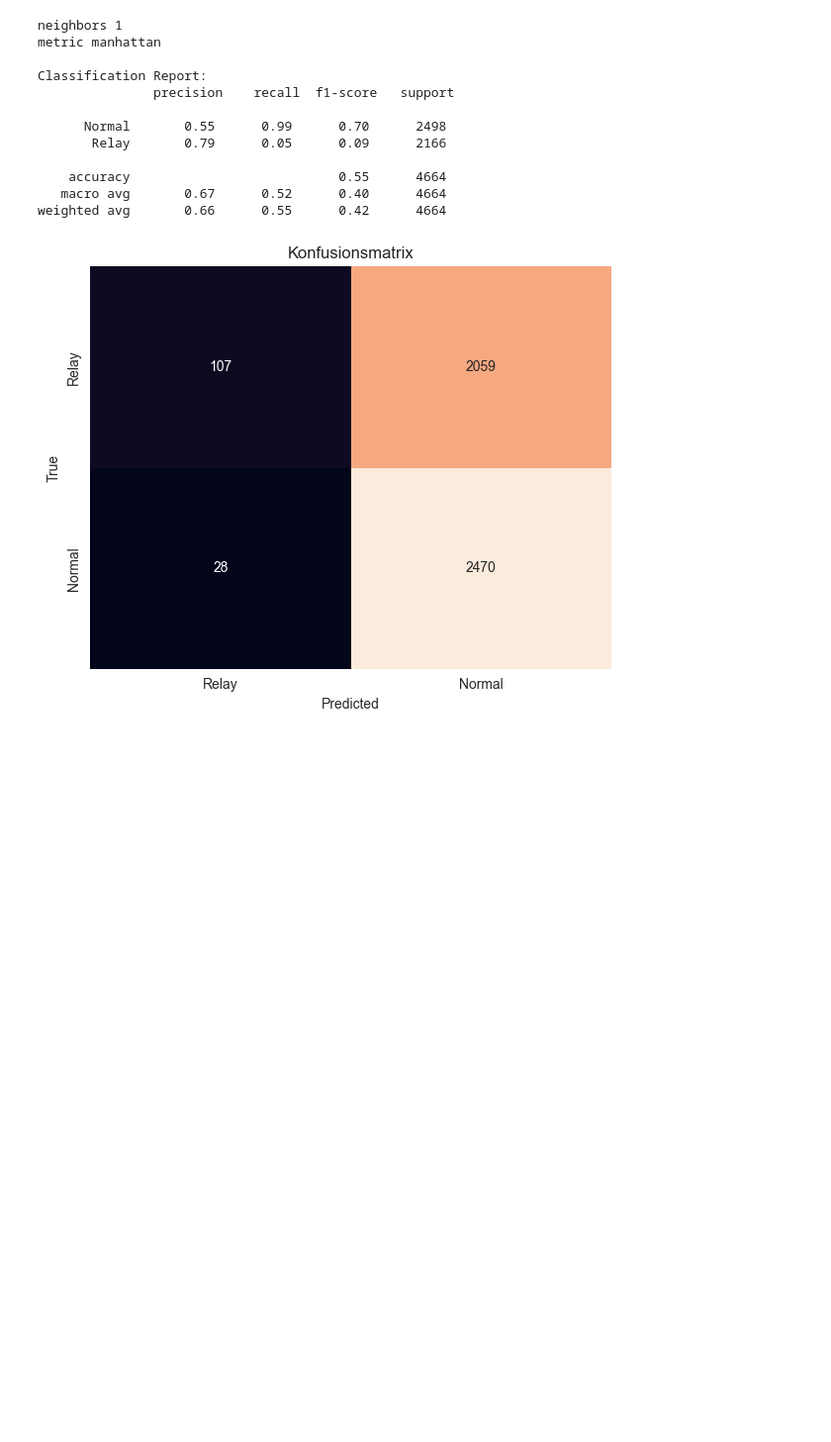
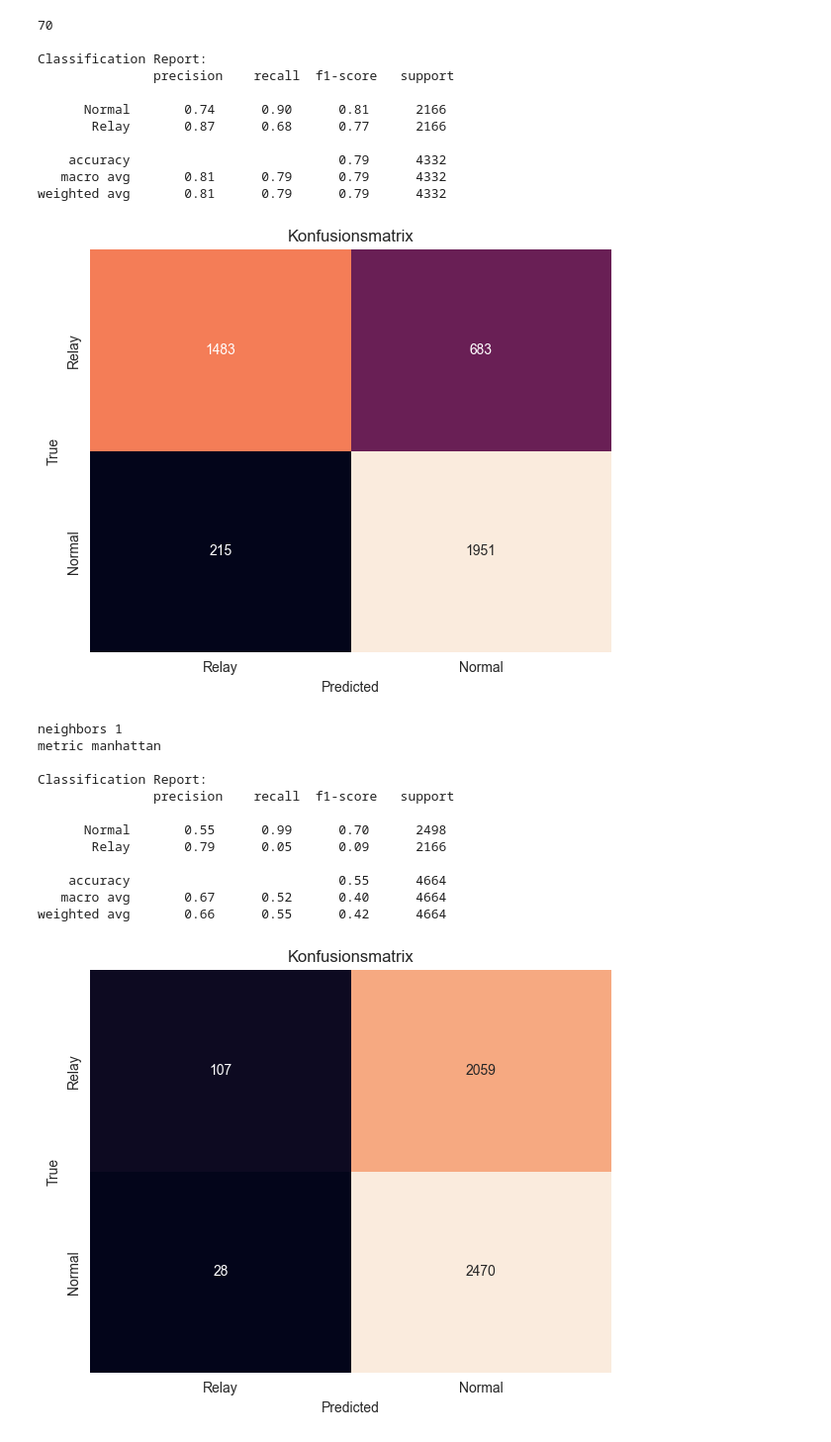
Before and after one commit to harun1602/modell2, a Jupyter notebook: lof_pyod.ipynb, the cells around one changed output. Shown at 99% size. Drawn from its saved outputs; the diff is of its cells as text; code cells hidden in the pictures; blank space fills up the shorter version.

```diff
--- a/lof_pyod.ipynb
+++ b/lof_pyod.ipynb
@@ -4,7 +4,8 @@ import numpy as np
 import matplotlib.pyplot as plt
 import seaborn as sns
 
-from sklearn.metrics import confusion_matrix, classification_report
+from sklearn.model_selection import ParameterGrid
+from sklearn.metrics import confusion_matrix, classification_report, accuracy_score
 from sklearn.preprocessing import MinMaxScaler, StandardScaler
 from pyod.models.lof import LOF
 
@@ -18,10 +19,10 @@ with h5py.File("datasets/transients_cleaned_padded.h5", "r") as f:
     n_norm = normal_group["0"].shape[0]
     n_relay = relay_group["0"].shape[0]
 
-    dataset_normal = np.zeros((49998, n_norm))
+    dataset_normal = np.zeros((49666, n_norm))
     dataset_relay  = np.zeros((49666, n_relay))
 
-    for i in range(49998):
+    for i in range(49666):
         try:
             dataset_normal[i] = normal_group[str(i)][:]
         except KeyError:
@@ -164,3 +87,39 @@ weighted avg       0.75      0.61      0.52      4664
+# %%
+clf = LOF(algorithm= 'auto', contamination= 0.1, leaf_size= 20, metric= 'manhattan', n_neighbors= 50, novelty= True)
+clf.fit(X_train)
+
+# pyod.predict: 0 = inlier, 1 = outlier
+y_pred = clf.predict(X_test_combined)
+
+# cm und report
+cm = confusion_matrix(y_true, y_pred, labels=[1,0])
+print(n)
+print("\nClassification Report:\n", classification_report(y_true, y_pred, target_names=["Normal","Relay"]))
+
+# plot
+plt.figure(figsize=(6,5))
+sns.heatmap(cm, annot=True, fmt="d",
+            xticklabels=["Relay","Normal"],
+            yticklabels=["Relay","Normal"],
+            cbar=False)
+plt.xlabel("Predicted")
+plt.ylabel("True")
+plt.title("Konfusionsmatrix")
+plt.tight_layout()
+plt.show()
+# %% [output]
+70
+
+Classification Report:
+               precision    recall  f1-score   support
+
+      Normal       0.74      0.90      0.81      2166
+       Relay       0.87      0.68      0.77      2166
+
+    accuracy                           0.79      4332
+   macro avg       0.81      0.79      0.79      4332
+weighted avg       0.81      0.79      0.79      4332
+[figure, added]
 # %%
 for n in {1,3,20,50}:
     for m in {"minkowski", "manhattan"}:
```
Also changed, not shown: parts of 2 cells of this notebook, 5 other files.
